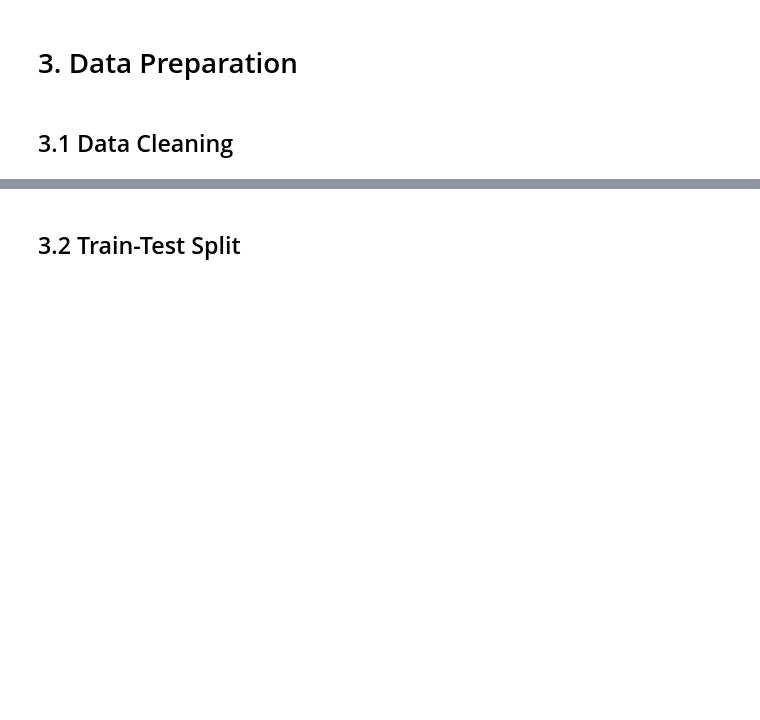
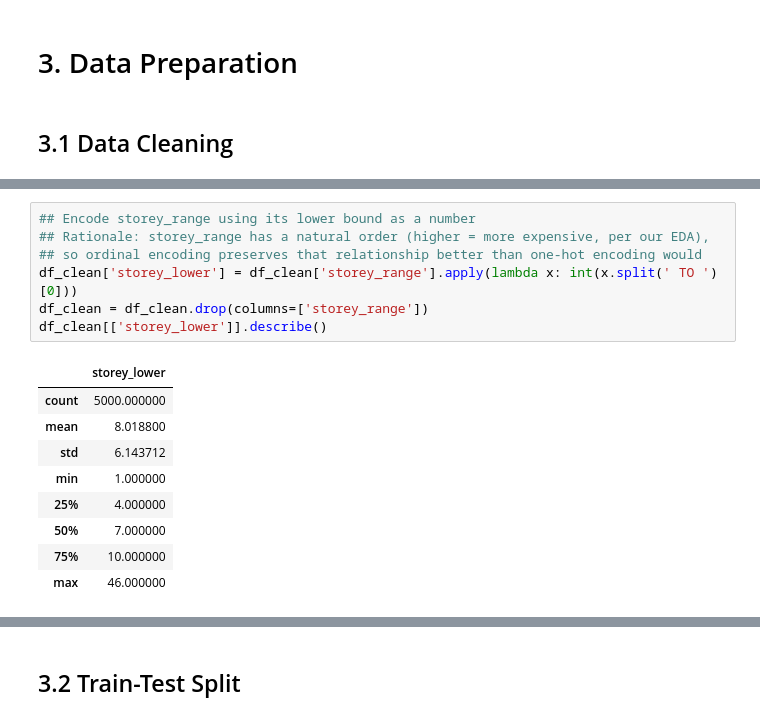
Before and after one commit to ikhlasmohammed/hdb-resale-price-predictor, a Jupyter notebook: Ikhlas_Code.ipynb, the cells around one changed output, grey strips where cells are left out. Cells and saved outputs as stored; diff of their text form; blank space fills up the shorter version.

```diff
--- a/Ikhlas_Code.ipynb
+++ b/Ikhlas_Code.ipynb
@@ -295,0 +331,17 @@ floor_area_sqm shows a positive correlation with resale_price, confirming it as
+# %%
+## Encode storey_range using its lower bound as a number
+## Rationale: storey_range has a natural order (higher = more expensive, per our EDA),
+## so ordinal encoding preserves that relationship better than one-hot encoding would
+df_clean['storey_lower'] = df_clean['storey_range'].apply(lambda x: int(x.split(' TO ')[0]))
+df_clean = df_clean.drop(columns=['storey_range'])
+df_clean[['storey_lower']].describe()
+# %% [output]
+|  | storey_lower |
+| count | 5000.000000 |
+| mean | 8.018800 |
+| std | 6.143712 |
+| min | 1.000000 |
+| 25% | 4.000000 |
+| 50% | 7.000000 |
+| 75% | 10.000000 |
+| max | 46.000000 |
```
Also changed, not shown: parts of 4 cells of this notebook.
